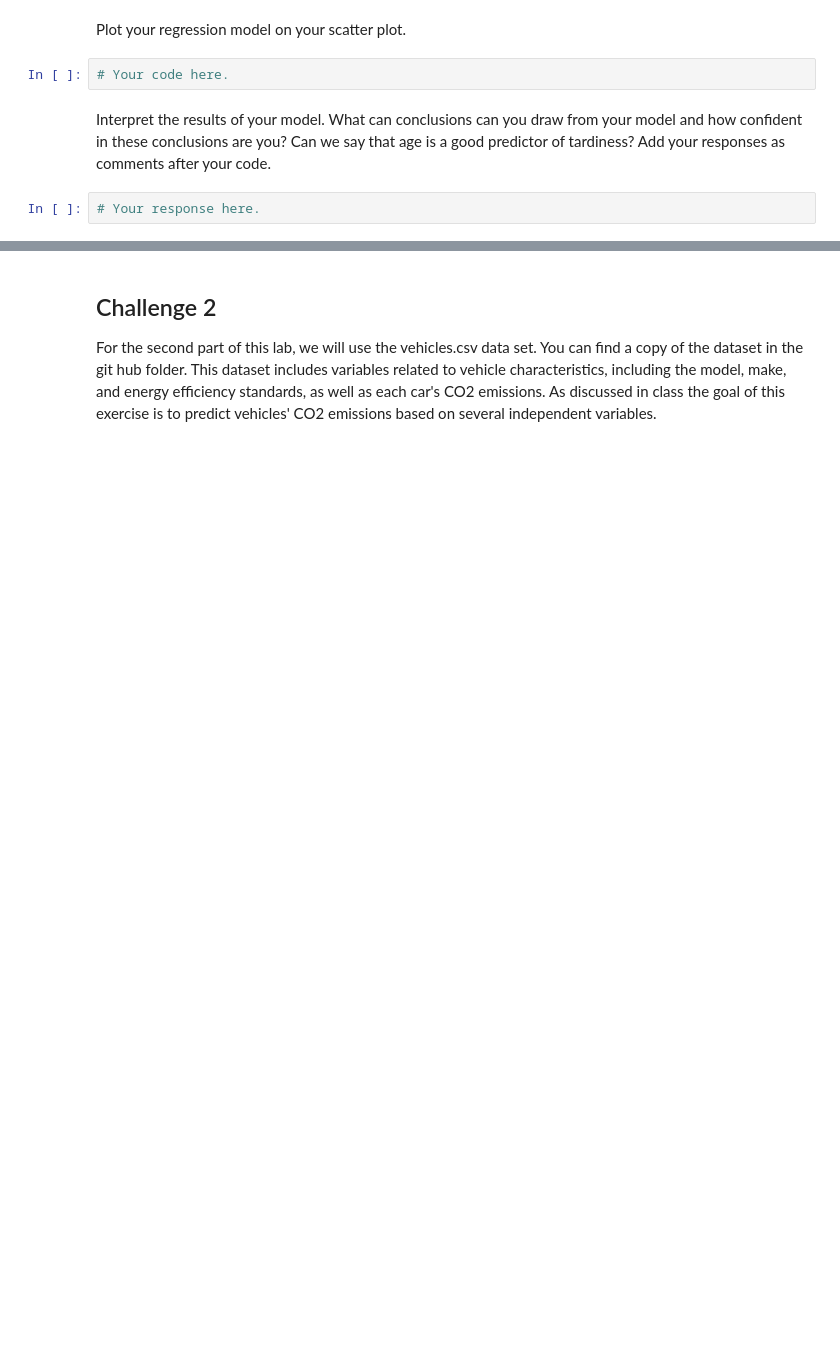
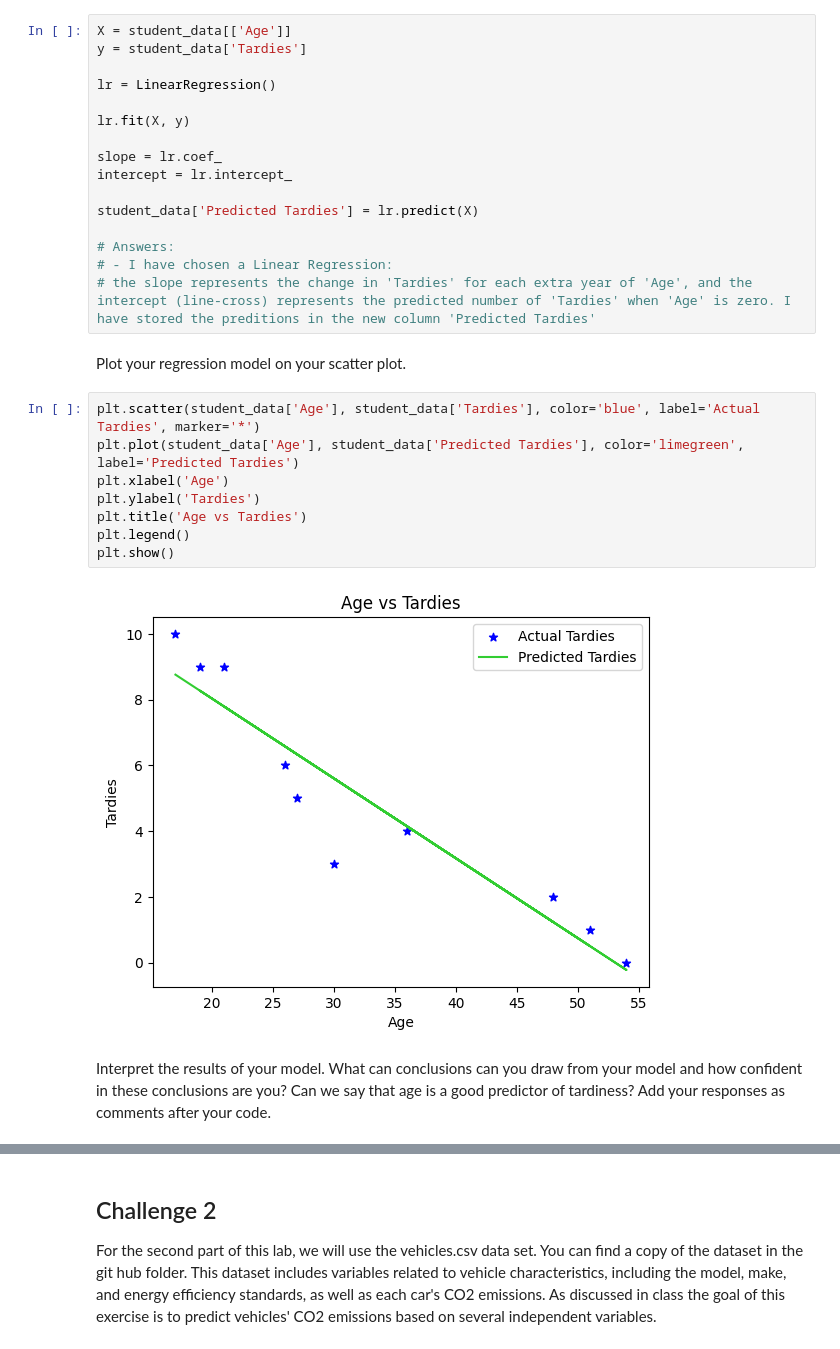
Before and after one commit to Ironhack-data-bcn-oct-2023/lab-regression-analysis, a Jupyter notebook: your-code.ipynb, the cells around one changed output, grey strips where cells are left out. Cells and saved outputs as stored; diff of their text form; blank space fills up the shorter version.

```diff
--- a/your-code.ipynb
+++ b/your-code.ipynb
@@ -49,8 +93,30 @@ Build a regression model for this data. What will be your outcome variable? What
+# %%
+X = student_data[['Age']]
+y = student_data['Tardies']
+
+lr = LinearRegression()
+
+lr.fit(X, y)
+
+slope = lr.coef_
+intercept = lr.intercept_
+
+student_data['Predicted Tardies'] = lr.predict(X)
+
+# Answers:
+# - I have chosen a Linear Regression:
+# the slope represents the change in 'Tardies' for each extra year of 'Age', and the intercept (line-cross) represents the predicted number of 'Tardies' when 'Age' is zero. I have stored the preditions in the new column 'Predicted Tardies'
 # %% [markdown]
 Plot your regression model on your scatter plot.
-# %%
-# Your code here.
+# %%
+plt.scatter(student_data['Age'], student_data['Tardies'], color='blue', label='Actual Tardies', marker='*')
+plt.plot(student_data['Age'], student_data['Predicted Tardies'], color='limegreen', label='Predicted Tardies')
+plt.xlabel('Age')
+plt.ylabel('Tardies')
+plt.title('Age vs Tardies')
+plt.legend()
+plt.show()
+# %% [output]
+[figure, added]
 # %% [markdown]
 Interpret the results of your model. What can conclusions can you draw from your model and how confident in these conclusions are you? Can we say that age is a good predictor of tardiness? Add your responses as comments after your code.
-# %%
-# Your response here.
```
Also changed, not shown: parts of 33 cells of this notebook.
